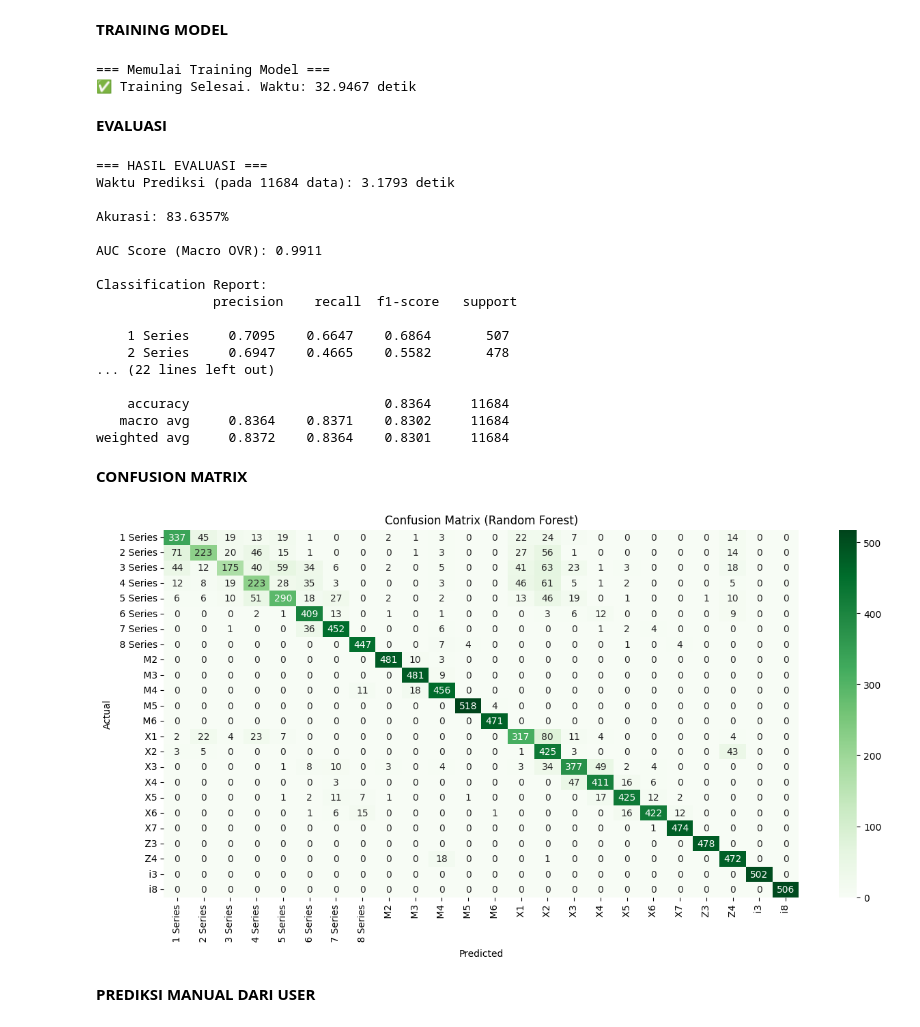
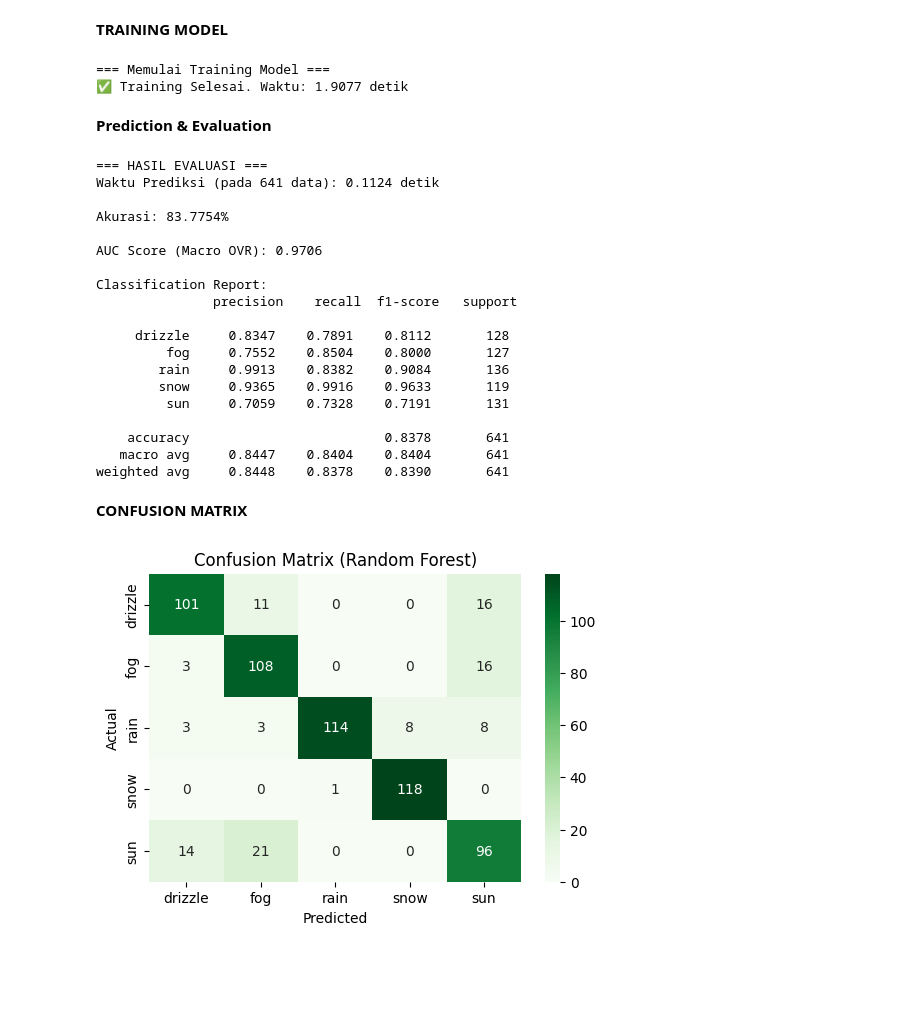
Before and after one commit to 22110100342211010034-a11/UTS_Machine-Learning, a Jupyter notebook: UTS Random Forest.ipynb, the cells around one changed output. Saved outputs shown, nothing was run; the diff lists cells and outputs as text; code cells hidden in the pictures; blank space fills up the shorter version.

```diff
--- a/UTS Random Forest.ipynb
+++ b/UTS Random Forest.ipynb
@@ -29,0 +18,6 @@ display(df.head())
+# %%
+data = pd.read_csv("seattle-weather.csv")
+
+print("Data berhasil dimuat.")
+
+print(data.head())
@@ -30,14 +32,10 @@ display(df.head())
 # %% [markdown]
 **CEK DATA DUPLIKAT**
 # %%
-# Cek data kosong (null)
 print("=== CEK DATA NULL ===")
-print(df.isnull().sum())
+print(data.isnull().sum())
+print("\nJumlah duplikat:", data.duplicated().sum())
 
-# Cek duplikat
-print("\nJumlah duplikat:", df.duplicated().sum())
-
-# Hapus duplikat jika ada
-df = df.drop_duplicates()
+data = data.drop_duplicates()
 # %% [output]
 === CEK DATA NULL ===
@@ -61,0 +53,7 @@ y = df['model']
+# %%
+data['temp_range'] = data['temp_max'] - data['temp_min']         # Selisih suhu
+data['avg_temp'] = (data['temp_max'] + data['temp_min']) / 2     # Rata-rata suhu
+data['log_precipitation'] = np.log1p(data['precipitation'])      # log-transform
+
+X = data[['precipitation', 'temp_max', 'temp_min', 'wind']]
+y = data['weather']
@@ -92,0 +67,20 @@ Data testing: (11684, 14)
+# %%
+# Cek distribusi sebelum SMOTE
+print("=== Distribusi Sebelum Balancing ===")
+print(pd.Series(y_encoded).value_counts())
+
+# Terapkan SMOTE
+smote = SMOTE(random_state=42)
+X_resampled, y_resampled = smote.fit_resample(X, y_encoded)
+
+# Cek distribusi setelah SMOTE
+print("\n=== Distribusi Setelah SMOTE ===")
+print(pd.Series(y_resampled).value_counts())
+
+# Gabungkan hasil ke dataframe
+balanced_data = pd.DataFrame(X_resampled, columns=X.columns)
+balanced_data['weather'] = le.inverse_transform(y_resampled)
+
+# Simpan ke Excel
+output_path = "seattle_weather_balanced.xlsx"
+balanced_data.to_excel(output_path, index=False)
@@ -110,9 +134,9 @@ waktu_training = end_time_train - start_time_train
 print(f"✅ Training Selesai. Waktu: {waktu_training:.4f} detik")
 # %% [output]
 === Memulai Training Model ===
-✅ Training Selesai. Waktu: 32.9467 detik
+✅ Training Selesai. Waktu: 1.9077 detik
-# %% [markdown]
-**EVALUASI**
+# %% [markdown]
+**Prediction & Evaluation**
 # %%
 start_time_pred = time.time()
 
@@ -134,35 +158,34 @@ print("Classification Report:\n", classification_report(
 ))
 # %% [output]
 === HASIL EVALUASI ===
-Waktu Prediksi (pada 11684 data): 3.1793 detik
+Waktu Prediksi (pada 641 data): 0.1124 detik
 
-Akurasi: 83.6357%
+Akurasi: 83.7754%
 
-AUC Score (Macro OVR): 0.9911
+AUC Score (Macro OVR): 0.9706
 
 Classification Report:
                precision    recall  f1-score   support
 
-    1 Series     0.7095    0.6647    0.6864       507
-    2 Series     0.6947    0.4665    0.5582       478
-... (22 lines left out)
+     drizzle     0.8347    0.7891    0.8112       128
+         fog     0.7552    0.8504    0.8000       127
+        rain     0.9913    0.8382    0.9084       136
+        snow     0.9365    0.9916    0.9633       119
+         sun     0.7059    0.7328    0.7191       131
 
-    accuracy                         0.8364     11684
-   macro avg     0.8364    0.8371    0.8302     11684
-weighted avg     0.8372    0.8364    0.8301     11684
+    accuracy                         0.8378       641
+   macro avg     0.8447    0.8404    0.8404       641
+weighted avg     0.8448    0.8378    0.8390       641
 # %% [markdown]
 **CONFUSION MATRIX**
 # %%
 # Confusion Matrix visual
 cm = confusion_matrix(y_test, y_pred)
-plt.figure(figsize=(15,7))
+plt.figure(figsize=(6,4))
 sns.heatmap(cm, annot=True, fmt='d', cmap='Greens', xticklabels=le.classes_, yticklabels=le.classes_)
 plt.xlabel('Predicted')
 plt.ylabel('Actual')
 plt.title('Confusion Matrix (Random Forest)')
 plt.show()
 # %% [output]
-[figure, old version]
+[figure, new version]
-# %% [markdown]
-
-**PREDIKSI MANUAL DARI USER**
```
Also changed, not shown: parts of 15 cells of this notebook.
